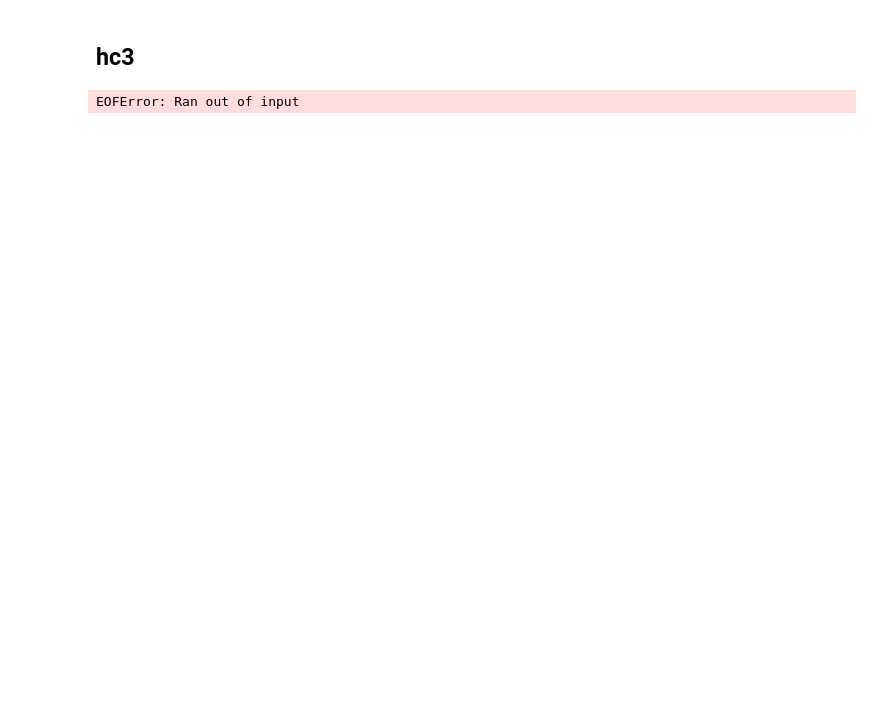
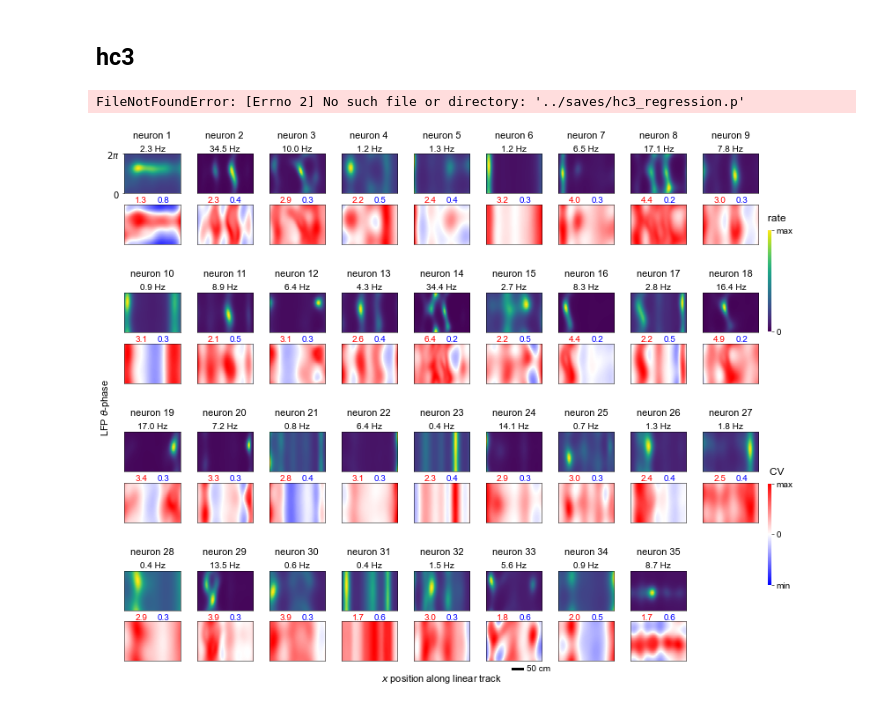
Before and after one commit to davindicode/nonparametric-nonrenewal-process, a Jupyter notebook: scripts/plots/plots.ipynb, the cells around one changed output. Cells and saved outputs as stored; diff of their text form; code cells hidden in the pictures; blank space fills up the shorter version.

```diff
--- a/scripts/plots/plots.ipynb
+++ b/scripts/plots/plots.ipynb
@@ -269,21 +231,22 @@ plt.show()
 ## hc3
 # %%
 datadir = '../saves/'
-name = 'results_hc3'
 
-results = pickle.load(
-    open(datadir + name + ".p", "rb")
+tuning_dict = pickle.load(
+    open(datadir + 'hc3_tuning' + ".p", "rb")
 )
 
+variability_dict = pickle.load(
+    open(datadir + 'hc3_variability' + ".p", "rb")
+)
 
-regression_dict = results["regression"]
-tuning_dict = results["tuning"]
-variability_dict = results["variability"]
-
+regression_dict = pickle.load(
+    open(datadir + 'hc3_regression' + ".p", "rb")
+)
 reg_config_names = list(regression_dict.keys())
 
 
 
 plot_units = [5, 27]
 # %% [output]
-EOFError: Ran out of input
+FileNotFoundError: [Errno 2] No such file or directory: '../saves/hc3_regression.p'
@@ -289,0 +255,13 @@ EOFError: Ran out of input
+# %%
+fig = plt.figure(figsize=(10, 8))
+fig.set_facecolor('white')
+
+direction = "LR"
+
+plot_real_details.plot_hc3_tuning(fig, tuning_dict, direction)
+
+
+plt.savefig('../saves/hc3_LR_tuning.pdf')
+plt.show()
+# %% [output]
+[figure, added]
```
Also changed, not shown: parts of 15 cells of this notebook, 13 other files.
